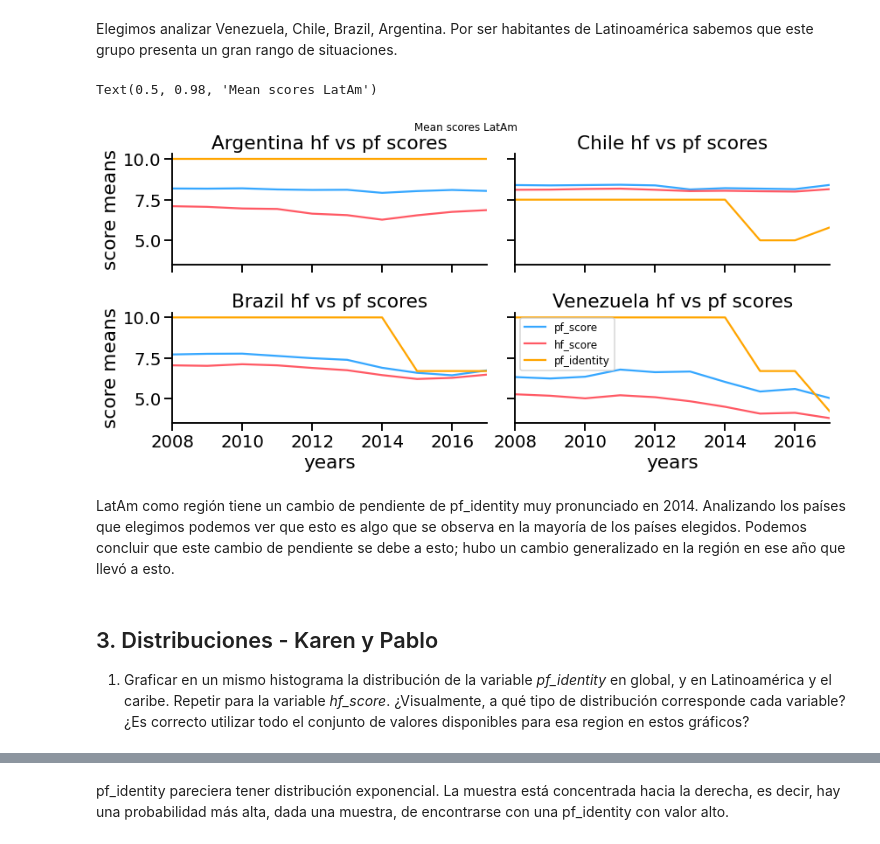
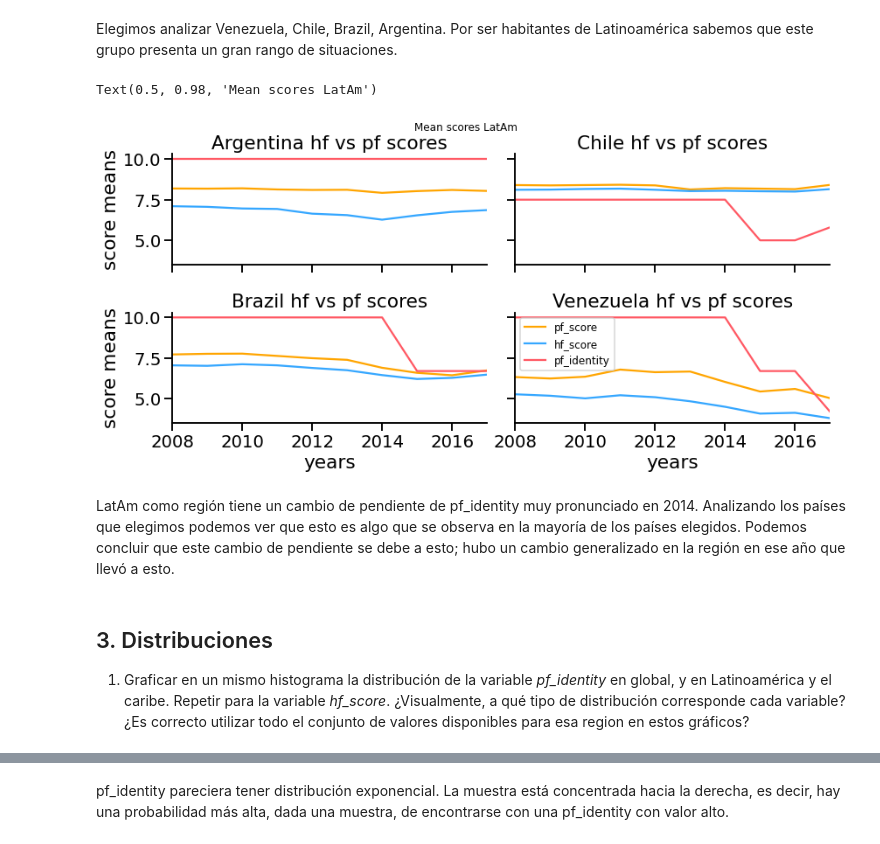
Before and after one commit to diplodatos2020-grupo5/AnalisisyVisualizacion, a Jupyter notebook: practico.ipynb, the cells around one changed output, grey strips where cells are left out. Cells and saved outputs as stored; diff of their text form; code cells hidden in the pictures.

```diff
--- a/practico.ipynb
+++ b/practico.ipynb
@@ -357,24 +357,24 @@ Elegimos analizar Venezuela, Chile, Brazil, Argentina. Por ser habitantes de Lat
 # %%
 countries = ['Argentina','Chile', 'Brazil', 'Venezuela']
 g = seaborn.FacetGrid(dataset_base, col="countries",
                       margin_titles=True, aspect=2, col_wrap=2,
                       col_order=countries)
-g=g.map(seaborn.lineplot, "year", "pf_score", color=BLUE).add_legend();
-g = (g.map(seaborn.lineplot, "year", "hf_score", color=RED))
-g = (g.map(seaborn.lineplot, "year", "pf_identity", color="orange"))
+g=g.map(seaborn.lineplot, "year", "pf_score", color="orange").add_legend();
+g = (g.map(seaborn.lineplot, "year", "hf_score", color=BLUE))
+g = (g.map(seaborn.lineplot, "year", "pf_identity", color=RED))
 
 g.set(xlim=(2008, 2017),)
 g.set_titles("{col_name} hf vs pf scores")
 g.set_axis_labels("years", "score means")
 plt.xlabel("years")
 #g.legend(labels=['hf_score','ef_score'],handlelength=.5,fontsize=12)
 plt.legend(["pf_score","hf_score","pf_identity"], fontsize=12)
 g.fig.suptitle("Mean scores LatAm",fontsize=12)
 # %% [output]
 Text(0.5, 0.98, 'Mean scores LatAm')
-[figure, old version]
+[figure, new version]
 # %% [markdown]
 LatAm como región tiene un cambio de pendiente de pf_identity muy pronunciado en 2014. Analizando los países que elegimos podemos ver que esto es algo que se observa en la mayoría de los países elegidos. Podemos concluir que este cambio de pendiente se debe a esto; hubo un cambio generalizado en la región en ese año que llevó a esto.
 # %% [markdown]
-## 3. Distribuciones - Karen y Pablo
+## 3. Distribuciones
   1. Graficar en un mismo histograma la distribución de la variable *pf_identity* en global, y en Latinoamérica y el caribe. Repetir para la variable *hf_score*. ¿Visualmente, a qué tipo de distribución corresponde cada variable? ¿Es correcto utilizar todo el conjunto de valores disponibles para esa region en estos gráficos?
```
Also changed, not shown: parts of 4 cells of this notebook.
